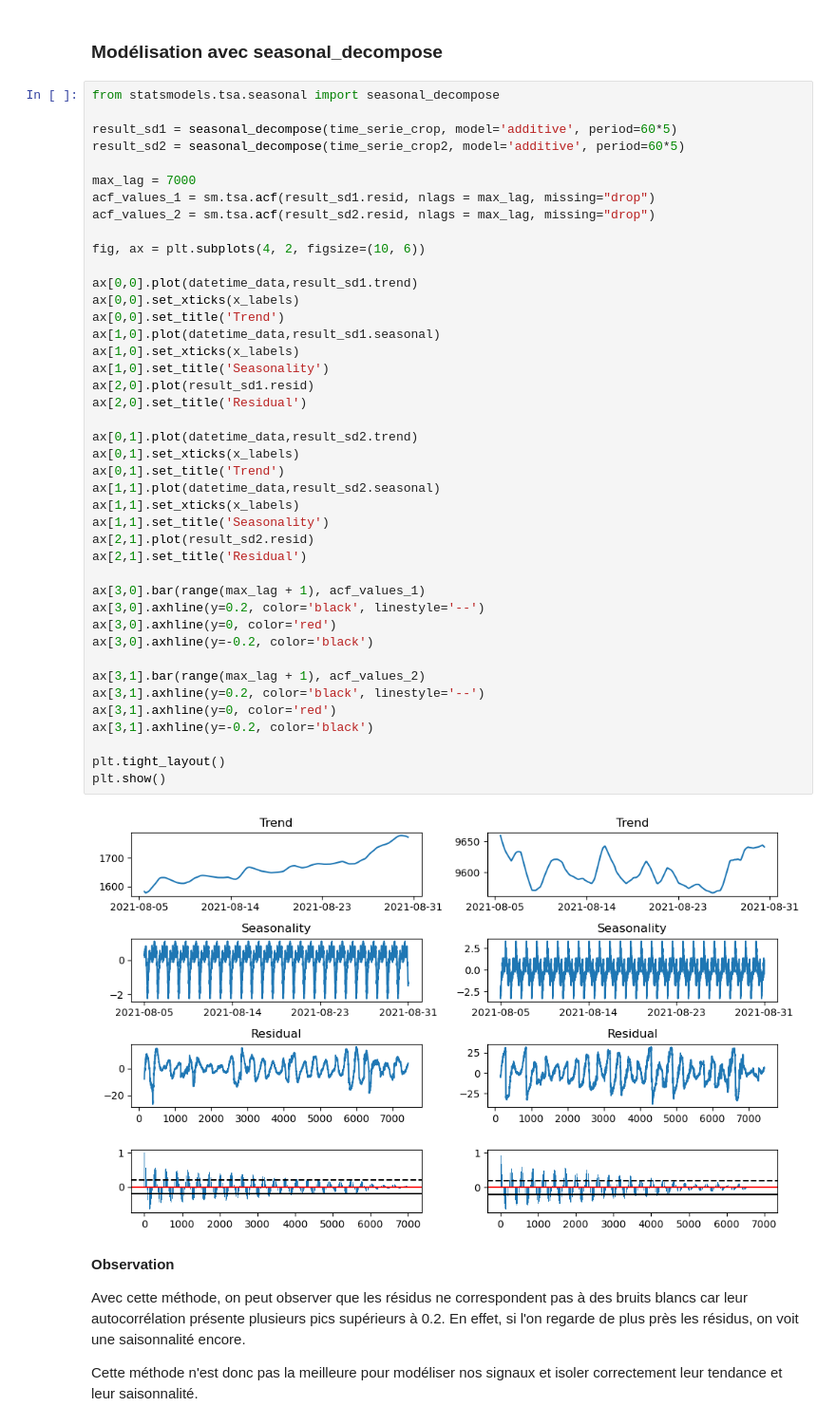
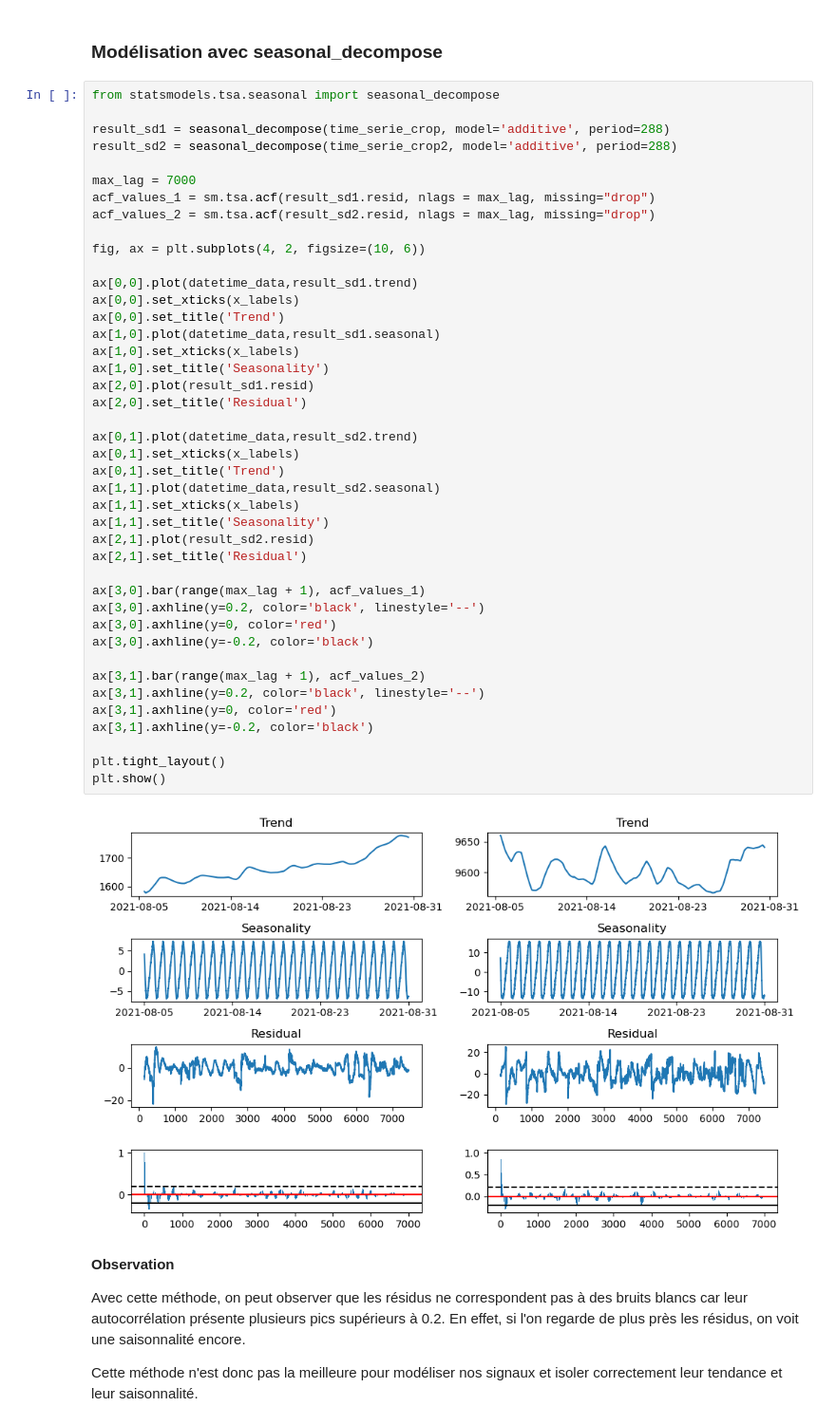
Before and after one commit to PiDchsn/Projet-RI, a Jupyter notebook: Correlation_signaux.ipynb, the cells around one changed output. Shown at 95% size. Saved outputs shown, nothing was run; the diff lists cells and outputs as text.

```diff
--- a/Correlation_signaux.ipynb
+++ b/Correlation_signaux.ipynb
@@ -642,8 +673,8 @@ Kendall corr =  0.6891113864479723  - pvalue =  0.0
 # %%
 from statsmodels.tsa.seasonal import seasonal_decompose
 
-result_sd1 = seasonal_decompose(time_serie_crop, model='additive', period=60*5)
-result_sd2 = seasonal_decompose(time_serie_crop2, model='additive', period=60*5)
+result_sd1 = seasonal_decompose(time_serie_crop, model='additive', period=288)
+result_sd2 = seasonal_decompose(time_serie_crop2, model='additive', period=288)
 
 max_lag = 7000
 acf_values_1 = sm.tsa.acf(result_sd1.resid, nlags = max_lag, missing="drop")
@@ -655,34 +686,34 @@ ax[0,0].plot(datetime_data,result_sd1.trend)
 ax[0,0].set_xticks(x_labels)
 ax[0,0].set_title('Trend')
 ax[1,0].plot(datetime_data,result_sd1.seasonal)
 ax[1,0].set_xticks(x_labels)
 ax[1,0].set_title('Seasonality')
 ax[2,0].plot(result_sd1.resid)
 ax[2,0].set_title('Residual')
 
 ax[0,1].plot(datetime_data,result_sd2.trend)
 ax[0,1].set_xticks(x_labels)
 ax[0,1].set_title('Trend')
 ax[1,1].plot(datetime_data,result_sd2.seasonal)
 ax[1,1].set_xticks(x_labels)
 ax[1,1].set_title('Seasonality')
 ax[2,1].plot(result_sd2.resid)
 ax[2,1].set_title('Residual')
 
 ax[3,0].bar(range(max_lag + 1), acf_values_1)
 ax[3,0].axhline(y=0.2, color='black', linestyle='--')
 ax[3,0].axhline(y=0, color='red')
 ax[3,0].axhline(y=-0.2, color='black')
 
 ax[3,1].bar(range(max_lag + 1), acf_values_2)
 ax[3,1].axhline(y=0.2, color='black', linestyle='--')
 ax[3,1].axhline(y=0, color='red')
 ax[3,1].axhline(y=-0.2, color='black')
 
 plt.tight_layout()
 plt.show()
 # %% [output]
-[figure, old version]
+[figure, new version]
 # %% [markdown]
 **Observation**
 
```
Also changed, not shown: parts of 17 cells of this notebook, 1 other file.
